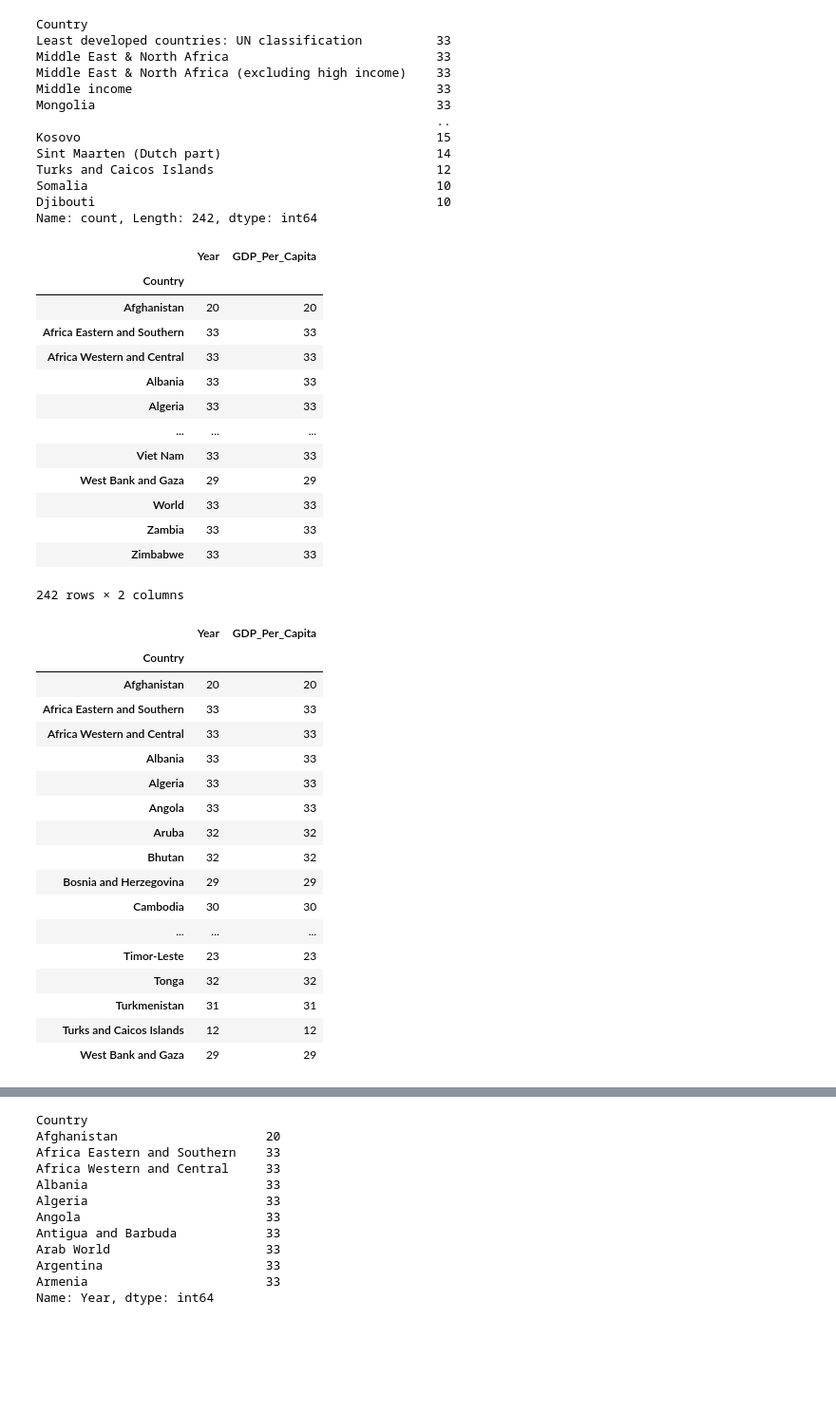
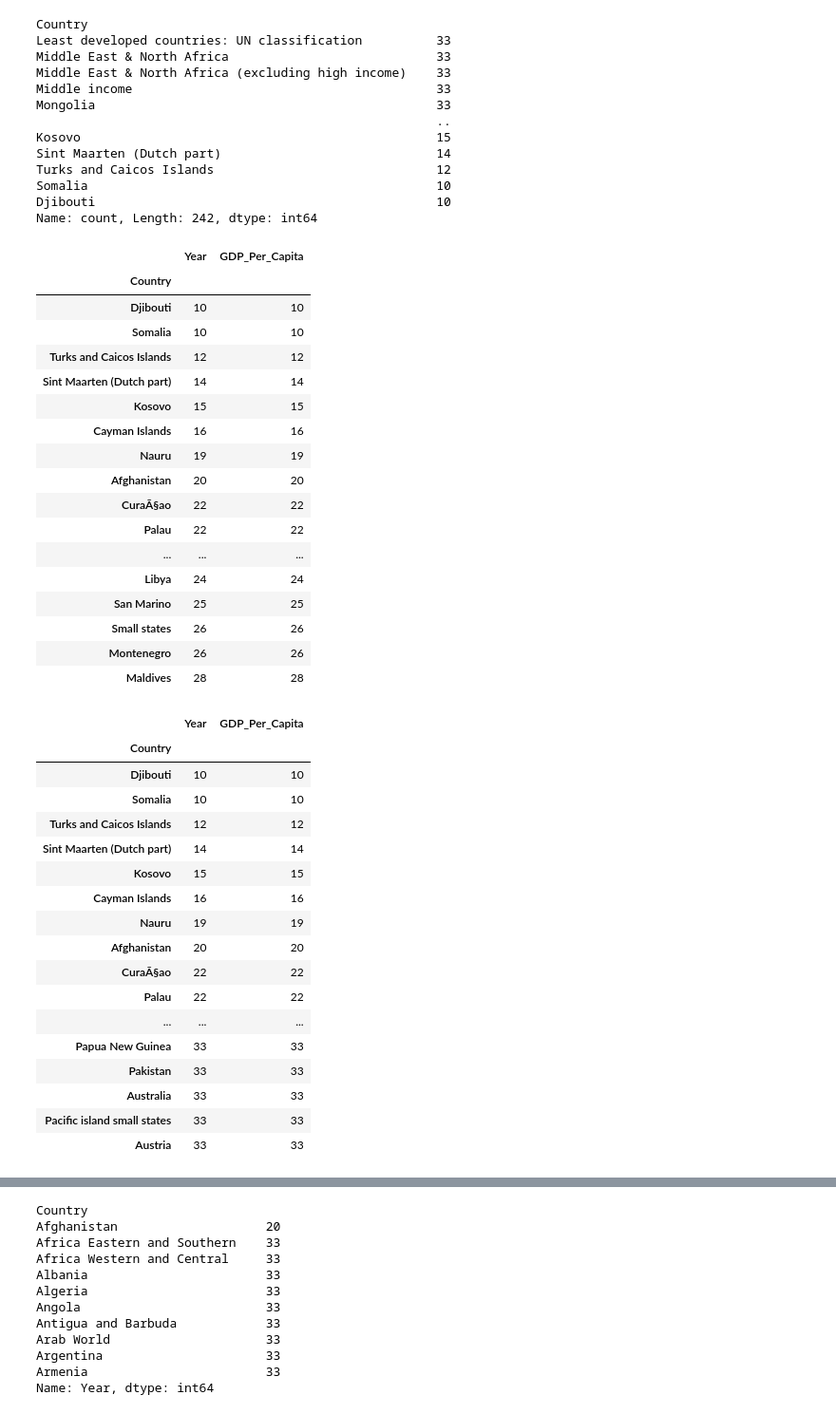
Before and after one commit to NSS-Data-Analytics-Cohort-12/un-python-sbotelh1, a Jupyter notebook: notebooks/first.ipynb, the cells around one changed output, grey strips where cells are left out. Shown at 95% size. Cells and saved outputs as stored; diff of their text form; code cells hidden in the pictures; blank space fills up the shorter version.

```diff
--- a/notebooks/first.ipynb
+++ b/notebooks/first.ipynb
@@ -95,43 +99,47 @@ Somalia                                               10
 Djibouti                                              10
 Name: count, Length: 242, dtype: int64
 # %%
-df_by_ctry = gdp_df.groupby('Country').nunique()
+df_by_ctry = gdp_df.groupby('Country').nunique().sort_values('GDP_Per_Capita')
 df_by_ctry.reset_index()
-df_by_ctry
+df_by_ctry.head(20)
 # %% [output]
 |  | Year | GDP_Per_Capita |
 | Country |  |  |
+| Djibouti | 10 | 10 |
+| Somalia | 10 | 10 |
+| Turks and Caicos Islands | 12 | 12 |
+| Sint Maarten (Dutch part) | 14 | 14 |
+| Kosovo | 15 | 15 |
+| Cayman Islands | 16 | 16 |
+| Nauru | 19 | 19 |
 | Afghanistan | 20 | 20 |
-| Africa Eastern and Southern | 33 | 33 |
-| Africa Western and Central | 33 | 33 |
-| Albania | 33 | 33 |
-| Algeria | 33 | 33 |
+| CuraÃ§ao | 22 | 22 |
+| Palau | 22 | 22 |
 | ... | ... | ... |
-| Viet Nam | 33 | 33 |
-| West Bank and Gaza | 29 | 29 |
-| World | 33 | 33 |
-| Zambia | 33 | 33 |
-| Zimbabwe | 33 | 33 |
+| Libya | 24 | 24 |
+| San Marino | 25 | 25 |
+| Small states | 26 | 26 |
+| Montenegro | 26 | 26 |
+| Maldives | 28 | 28 |
-242 rows × 2 columns
 # %%
 df1 = df_by_ctry.groupby('Year')
 df1.head()
 # %% [output]
 |  | Year | GDP_Per_Capita |
 | Country |  |  |
+| Djibouti | 10 | 10 |
+| Somalia | 10 | 10 |
+| Turks and Caicos Islands | 12 | 12 |
+| Sint Maarten (Dutch part) | 14 | 14 |
+| Kosovo | 15 | 15 |
+| Cayman Islands | 16 | 16 |
+| Nauru | 19 | 19 |
 | Afghanistan | 20 | 20 |
-| Africa Eastern and Southern | 33 | 33 |
-| Africa Western and Central | 33 | 33 |
-| Albania | 33 | 33 |
-| Algeria | 33 | 33 |
-| Angola | 33 | 33 |
-| Aruba | 32 | 32 |
-| Bhutan | 32 | 32 |
-| Bosnia and Herzegovina | 29 | 29 |
-| Cambodia | 30 | 30 |
+| CuraÃ§ao | 22 | 22 |
+| Palau | 22 | 22 |
 | ... | ... | ... |
-| Timor-Leste | 23 | 23 |
-| Tonga | 32 | 32 |
-| Turkmenistan | 31 | 31 |
-| Turks and Caicos Islands | 12 | 12 |
-| West Bank and Gaza | 29 | 29 |
+| Papua New Guinea | 33 | 33 |
+| Pakistan | 33 | 33 |
+| Australia | 33 | 33 |
+| Pacific island small states | 33 | 33 |
+| Austria | 33 | 33 |
```
Also changed, not shown: parts of 28 cells of this notebook.
